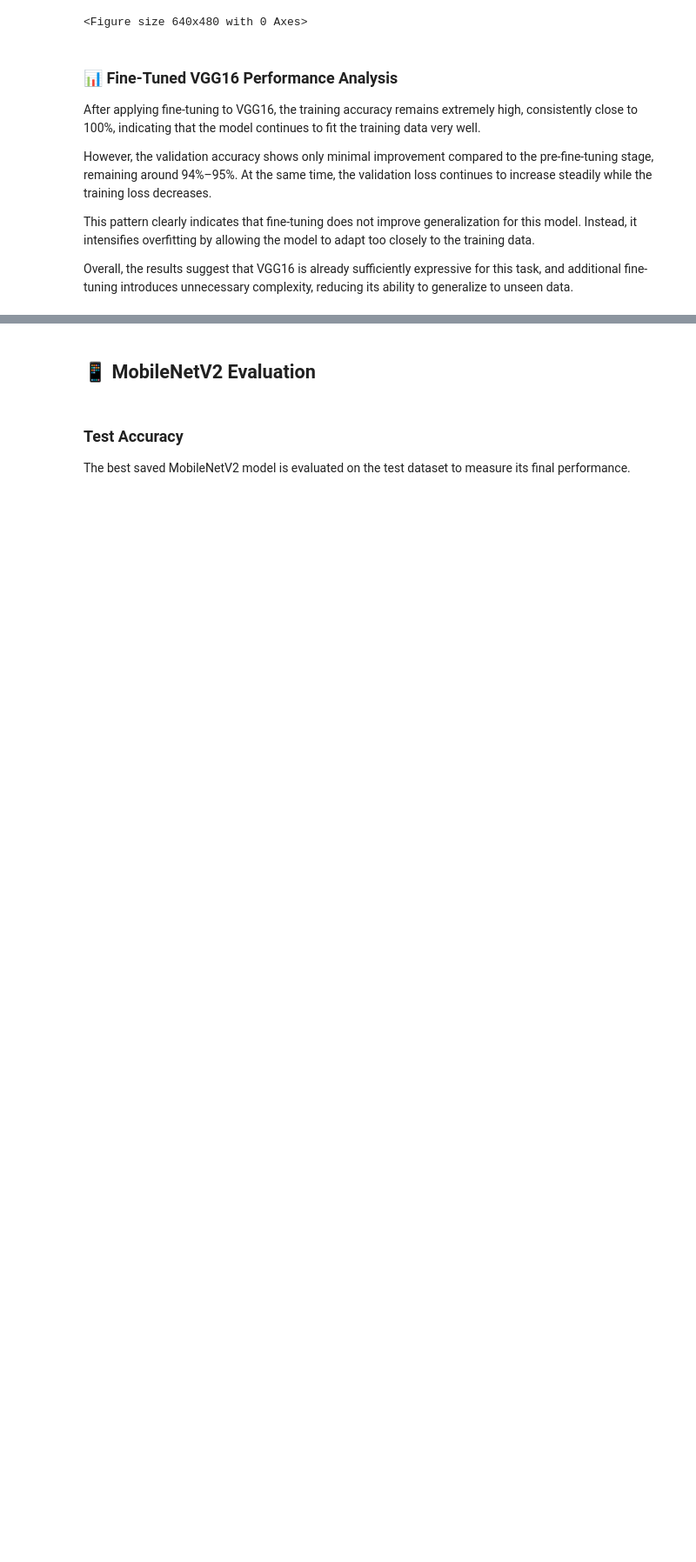
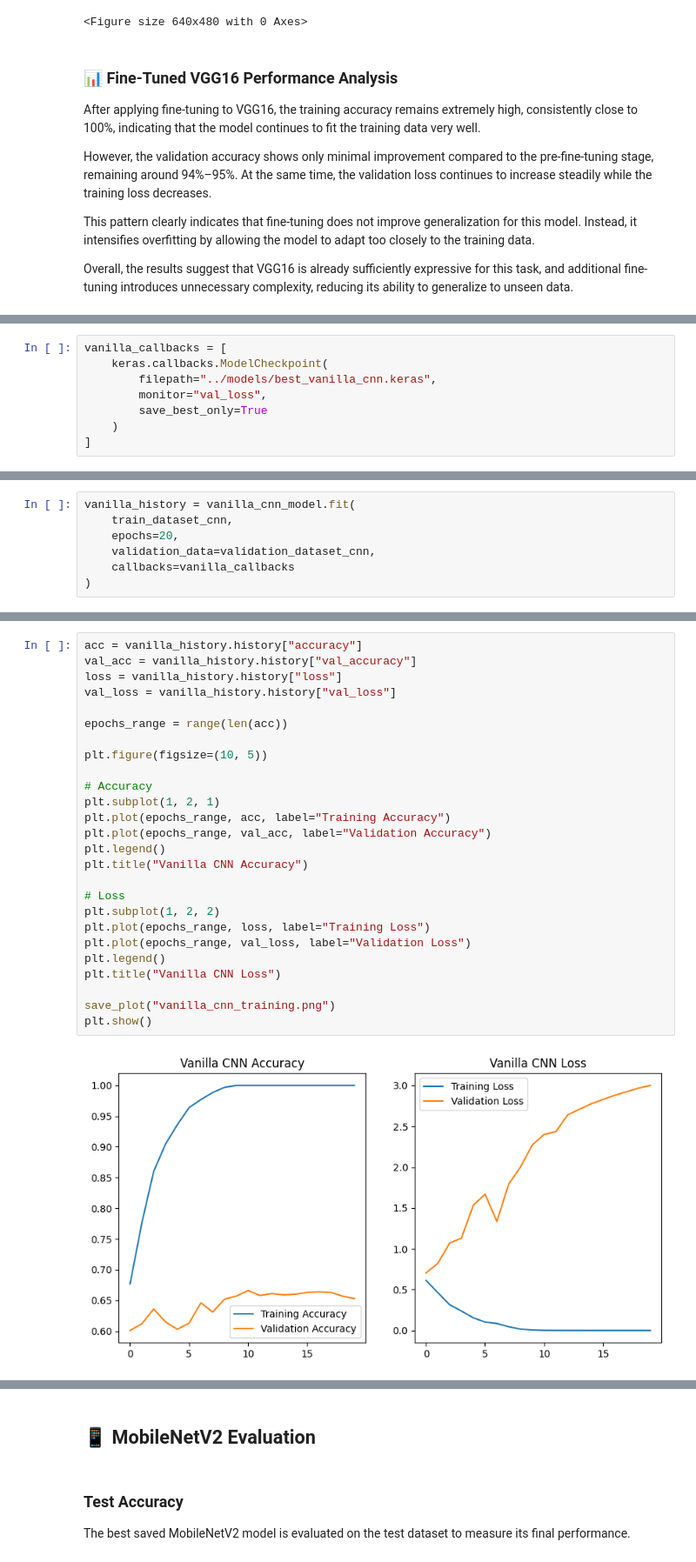
Before and after one commit to ZhuoranZhang0806/DogsAndCatsClassification, a Jupyter notebook: notebook/Lab 3.ipynb, the cells around one changed output, grey strips where cells are left out. Shown at 87% size. Saved outputs shown, nothing was run; the diff lists cells and outputs as text; blank space fills up the shorter version.

```diff
--- a/notebook/Lab 3.ipynb
+++ b/notebook/Lab 3.ipynb
@@ -861,0 +944,8 @@ Overall, the results suggest that VGG16 is already sufficiently expressive for t
+# %%
+vanilla_callbacks = [
+    keras.callbacks.ModelCheckpoint(
+        filepath="../models/best_vanilla_cnn.keras",
+        monitor="val_loss",
+        save_best_only=True
+    )
+]
@@ -861,0 +956,7 @@ Overall, the results suggest that VGG16 is already sufficiently expressive for t
+# %%
+vanilla_history = vanilla_cnn_model.fit(
+    train_dataset_cnn,
+    epochs=20,
+    validation_data=validation_dataset_cnn,
+    callbacks=vanilla_callbacks
+)
@@ -861,0 +991,28 @@ Overall, the results suggest that VGG16 is already sufficiently expressive for t
+# %%
+acc = vanilla_history.history["accuracy"]
+val_acc = vanilla_history.history["val_accuracy"]
+loss = vanilla_history.history["loss"]
+val_loss = vanilla_history.history["val_loss"]
+
+epochs_range = range(len(acc))
+
+plt.figure(figsize=(10, 5))
+
+# Accuracy
+plt.subplot(1, 2, 1)
+plt.plot(epochs_range, acc, label="Training Accuracy")
+plt.plot(epochs_range, val_acc, label="Validation Accuracy")
+plt.legend()
+plt.title("Vanilla CNN Accuracy")
+
+# Loss
+plt.subplot(1, 2, 2)
+plt.plot(epochs_range, loss, label="Training Loss")
+plt.plot(epochs_range, val_loss, label="Validation Loss")
+plt.legend()
+plt.title("Vanilla CNN Loss")
+
+save_plot("vanilla_cnn_training.png")
+plt.show()
+# %% [output]
+[figure, added]
```
Also changed, not shown: parts of 39 cells of this notebook, 1 other file.
